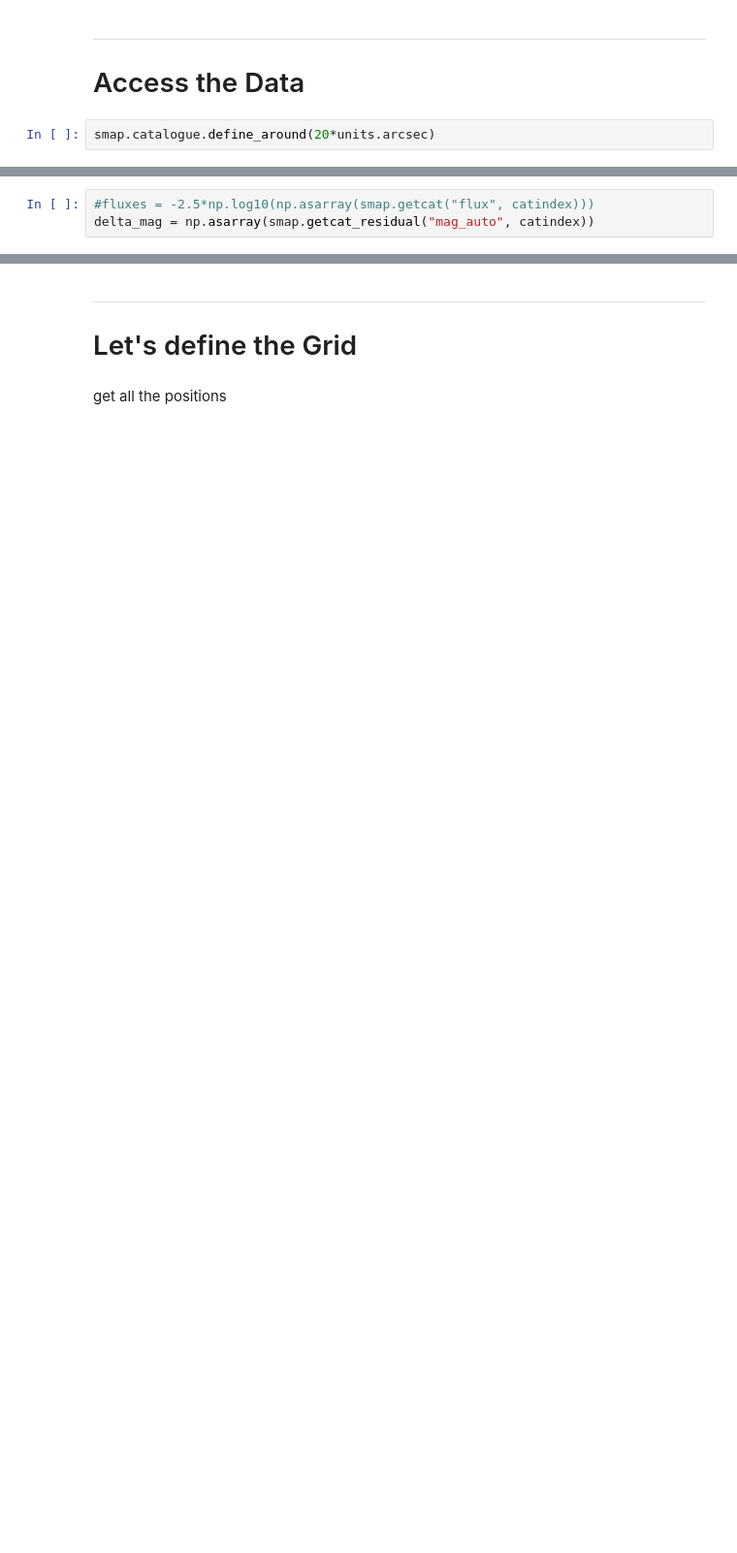
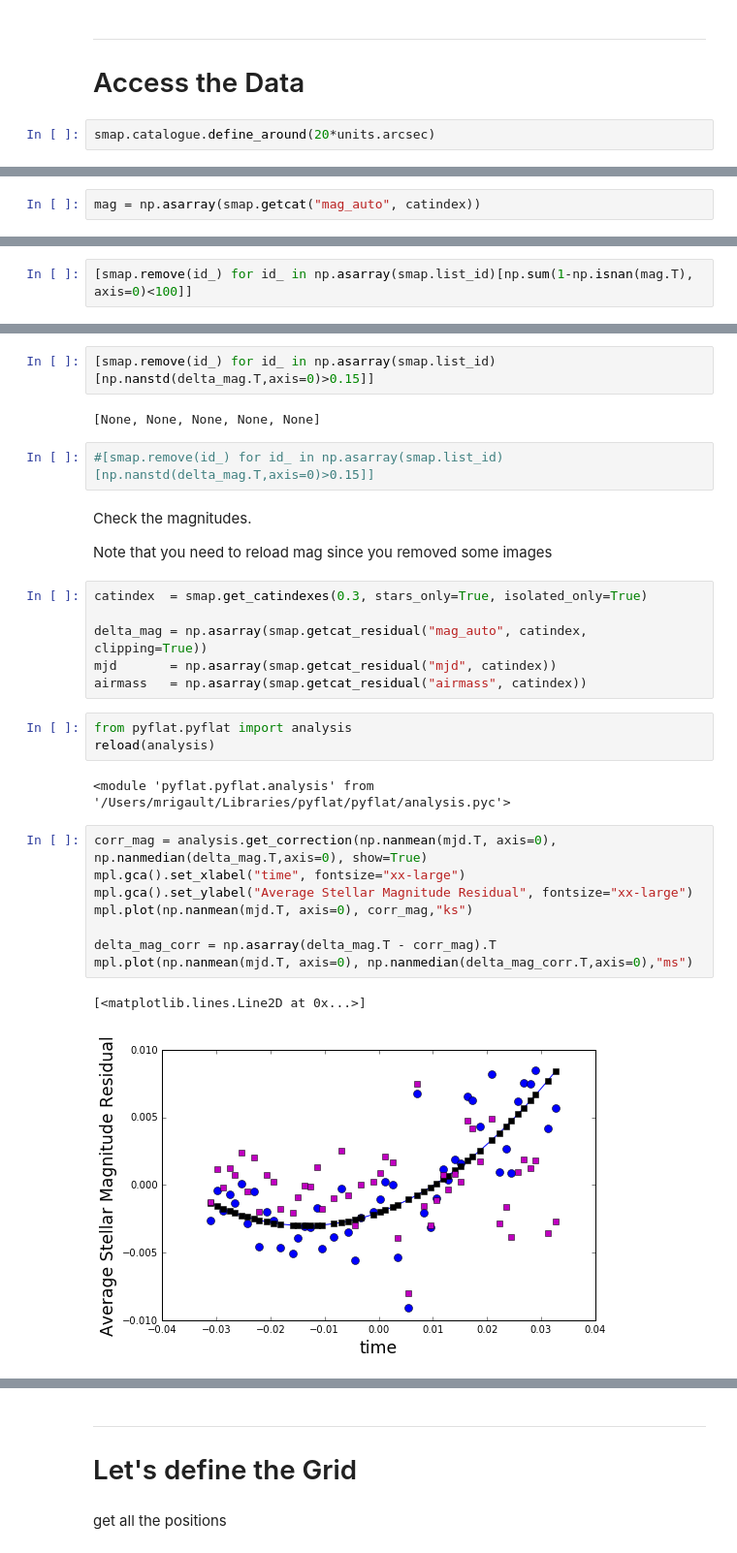
Before and after one commit to MickaelRigault/pyflat, a Jupyter notebook: notebooks/Read_Catalogues.ipynb, the cells around one changed output, grey strips where cells are left out. Shown: that part at 97% size. Drawn from its saved outputs; the diff is of its cells as text; blank space fills up the shorter version.

```diff
--- a/notebooks/Read_Catalogues.ipynb
+++ b/notebooks/Read_Catalogues.ipynb
@@ -54,3 +66,2 @@ smap.show(catindexes=catindex, ms=6)
 # %%
-#fluxes = -2.5*np.log10(np.asarray(smap.getcat("flux", catindex)))
-delta_mag = np.asarray(smap.getcat_residual("mag_auto", catindex))
+mag = np.asarray(smap.getcat("mag_auto", catindex))
@@ -75,0 +68,2 @@ _ = [shape.draw_polygon(ax, p, fc=mpl.cm.bone(0.5,0.1), ec="0.5") for p in mpoly
+# %%
+[smap.remove(id_) for id_ in np.asarray(smap.list_id)[np.sum(1-np.isnan(mag.T), axis=0)<100]]
@@ -75,0 +74,32 @@ _ = [shape.draw_polygon(ax, p, fc=mpl.cm.bone(0.5,0.1), ec="0.5") for p in mpoly
+# %%
+[smap.remove(id_) for id_ in np.asarray(smap.list_id)[np.nanstd(delta_mag.T,axis=0)>0.15]]
+# %% [output]
+[None, None, None, None, None]
+# %%
+#[smap.remove(id_) for id_ in np.asarray(smap.list_id)[np.nanstd(delta_mag.T,axis=0)>0.15]]
+# %% [markdown]
+Check the magnitudes.
+
+Note that you need to reload mag since you removed some images
+# %%
+catindex  = smap.get_catindexes(0.3, stars_only=True, isolated_only=True)
+
+delta_mag = np.asarray(smap.getcat_residual("mag_auto", catindex, clipping=True))
+mjd       = np.asarray(smap.getcat_residual("mjd", catindex))
+airmass   = np.asarray(smap.getcat_residual("airmass", catindex))
+# %%
+from pyflat.pyflat import analysis
+reload(analysis)
+# %% [output]
+<module 'pyflat.pyflat.analysis' from '/Users/mrigault/Libraries/pyflat/pyflat/analysis.pyc'>
+# %%
+corr_mag = analysis.get_correction(np.nanmean(mjd.T, axis=0), np.nanmedian(delta_mag.T,axis=0), show=True)
+mpl.gca().set_xlabel("time", fontsize="xx-large")
+mpl.gca().set_ylabel("Average Stellar Magnitude Residual", fontsize="xx-large")
+mpl.plot(np.nanmean(mjd.T, axis=0), corr_mag,"ks")
+
+delta_mag_corr = np.asarray(delta_mag.T - corr_mag).T
+mpl.plot(np.nanmean(mjd.T, axis=0), np.nanmedian(delta_mag_corr.T,axis=0),"ms")
+# %% [output]
+[<matplotlib.lines.Line2D at 0x...>]
+[figure, added]
```
Also changed, not shown: parts of 57 cells of this notebook, 1 other file.
